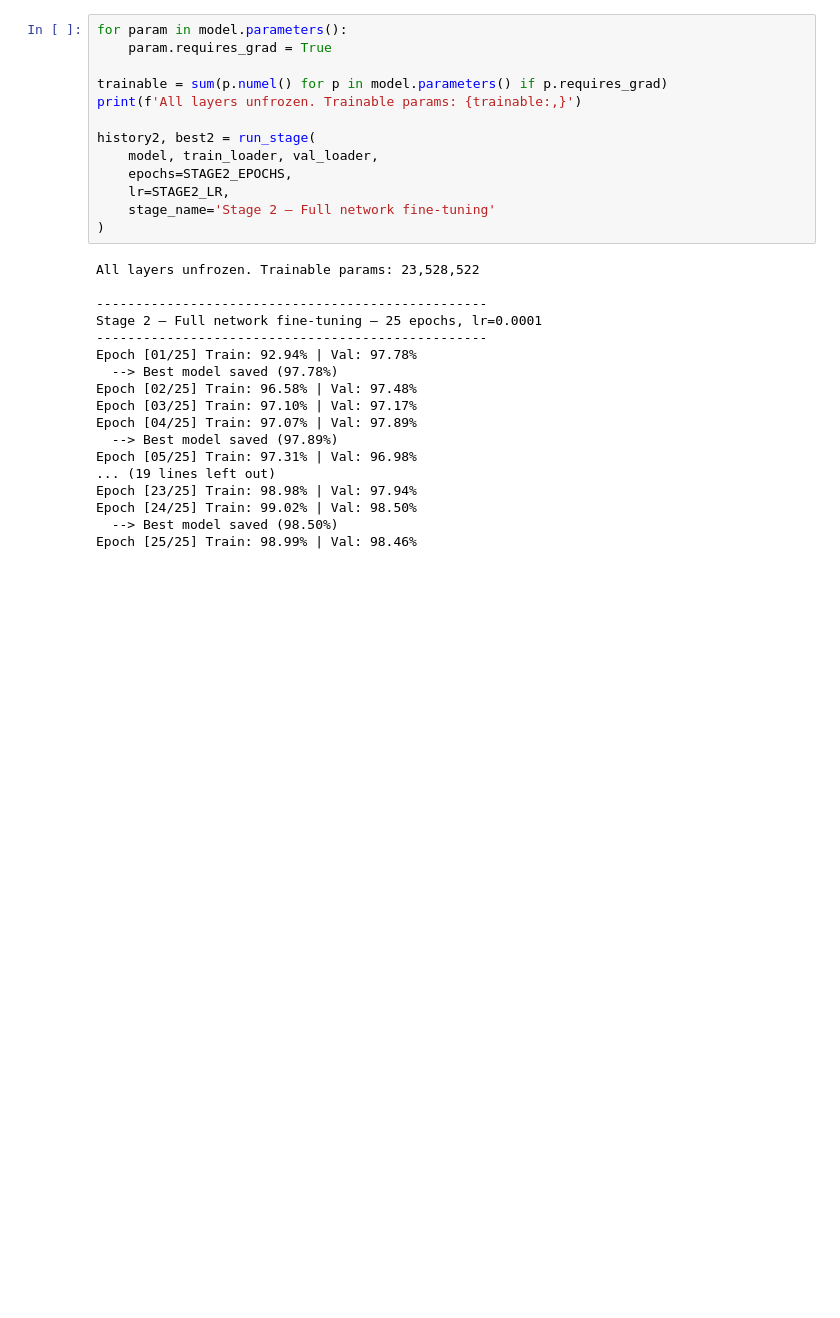
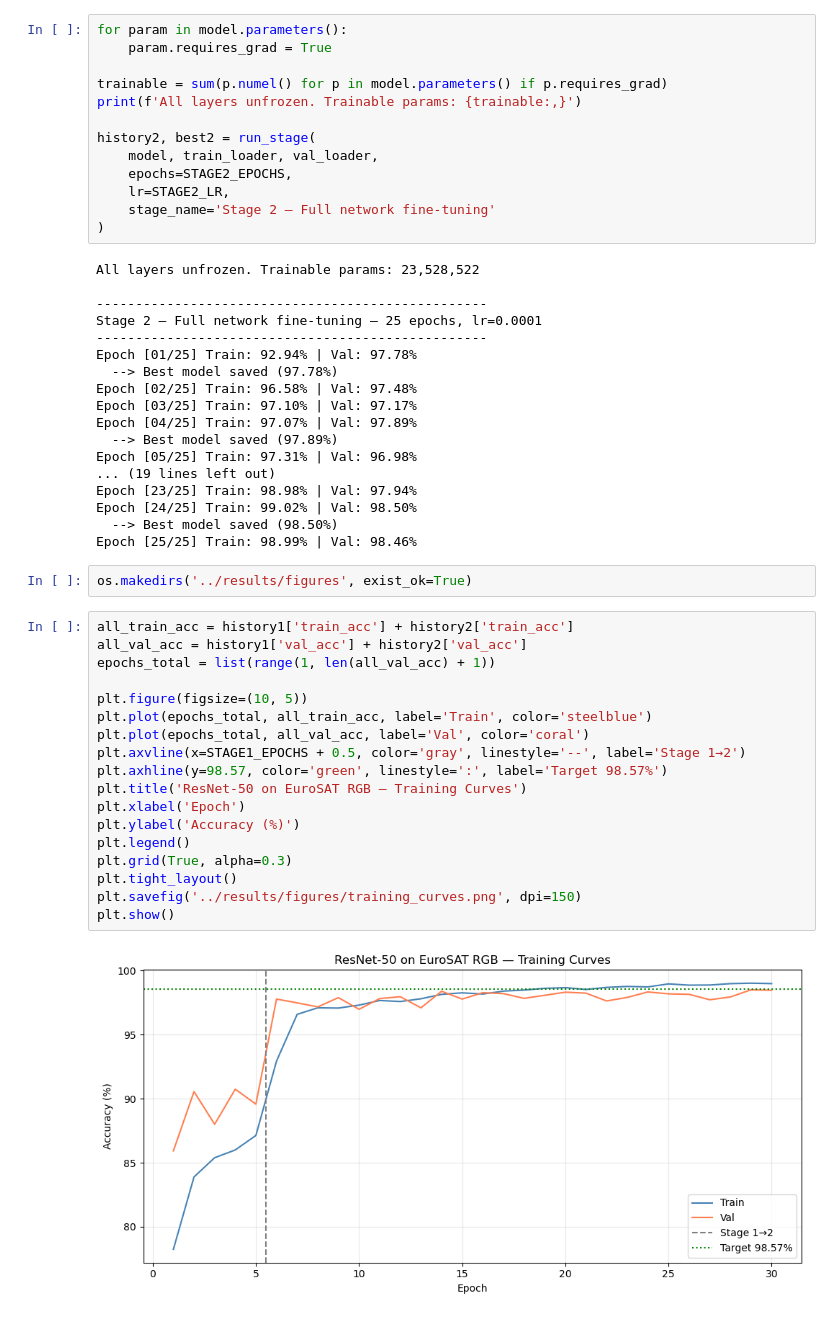
Before and after one commit to virvihuta/AlbaniaSAT, a Jupyter notebook: notebooks/eurostat_reproduction.ipynb, the cells around one changed output. Saved outputs shown, nothing was run; the diff lists cells and outputs as text; blank space fills up the shorter version.

Commit message:
Train / Val Curves

```diff
--- a/notebooks/eurostat_reproduction.ipynb
+++ b/notebooks/eurostat_reproduction.ipynb
@@ -248,3 +248,25 @@ Epoch [23/25] Train: 98.98% | Val: 97.94%
 Epoch [24/25] Train: 99.02% | Val: 98.50%
   --> Best model saved (98.50%)
 Epoch [25/25] Train: 98.99% | Val: 98.46%
+# %%
+os.makedirs('../results/figures', exist_ok=True)
+# %%
+all_train_acc = history1['train_acc'] + history2['train_acc']
+all_val_acc = history1['val_acc'] + history2['val_acc']
+epochs_total = list(range(1, len(all_val_acc) + 1))
+
+plt.figure(figsize=(10, 5))
+plt.plot(epochs_total, all_train_acc, label='Train', color='steelblue')
+plt.plot(epochs_total, all_val_acc, label='Val', color='coral')
+plt.axvline(x=STAGE1_EPOCHS + 0.5, color='gray', linestyle='--', label='Stage 1→2')
+plt.axhline(y=98.57, color='green', linestyle=':', label='Target 98.57%')
+plt.title('ResNet-50 on EuroSAT RGB — Training Curves')
+plt.xlabel('Epoch')
+plt.ylabel('Accuracy (%)')
+plt.legend()
+plt.grid(True, alpha=0.3)
+plt.tight_layout()
+plt.savefig('../results/figures/training_curves.png', dpi=150)
+plt.show()
+# %% [output]
+[figure, added]
```
